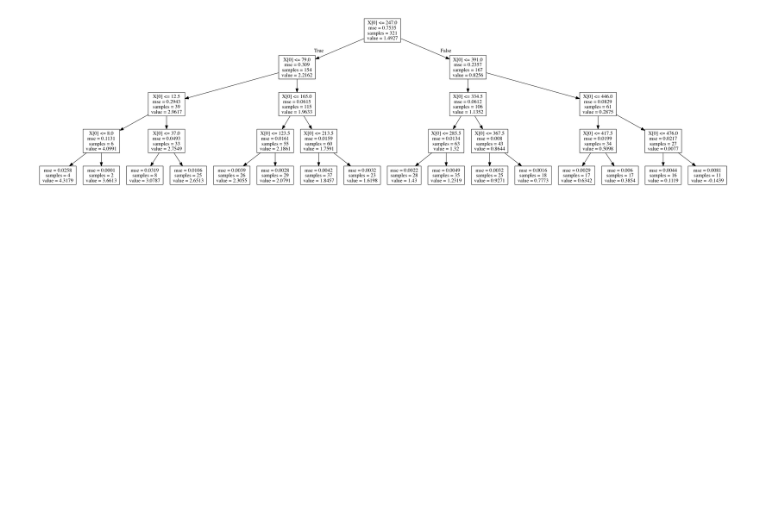
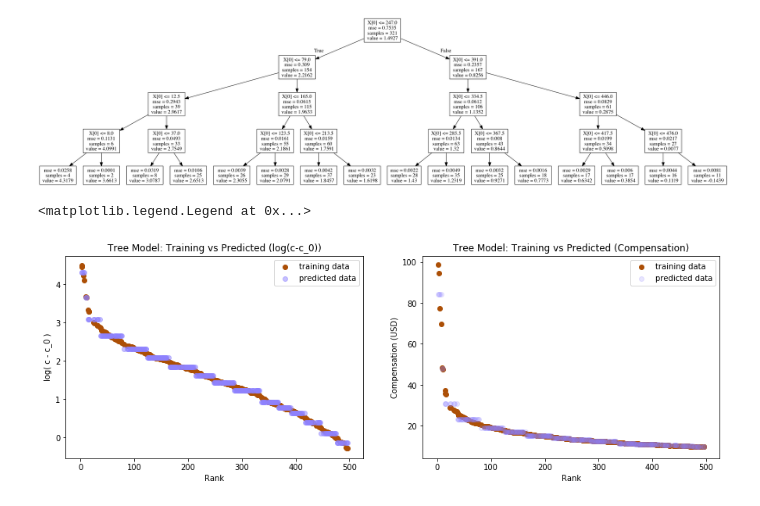
Before and after one commit to kaumaron/Data_Science, a Jupyter notebook: CEO_Compensation/CEO_Compensation.ipynb, the cells around one changed output. Drawn from its saved outputs; the diff is of its cells as text; code cells hidden in the pictures; blank space fills up the shorter version.

```diff
--- a/CEO_Compensation/CEO_Compensation.ipynb
+++ b/CEO_Compensation/CEO_Compensation.ipynb
@@ -580,3 +578,27 @@ graph = pydot.graph_from_dot_data(dot_data.getvalue())
 display.Image(graph.create_png())
 # %% [output]
 [figure]
+# %%
+fig = plt.figure(figsize=(15,4))
+plt.subplots_adjust(left=0.125, bottom=0.1, right=0.9, top=1.0, wspace=0.2, hspace=0.2)
+plt.subplot(1, 2, 1)
+plt.scatter(X_train.values.reshape(-1,1), y_train.values.reshape(-1,1), c='xkcd:cinnamon', label='training data')
+plt.scatter(X_train.values.reshape(-1,1), tree_model.predict(X_train.values.reshape(-1,1)),
+         c='xkcd:periwinkle', alpha=0.5, label='predicted data')
+plt.xlabel('Rank')
+plt.ylabel('log( c - c_0 )')
+plt.title('Tree Model: Training vs Predicted (log(c-c_0))')
+plt.legend(loc='upper right')
+
+plt.subplot(1, 2, 2)
+plt.scatter(X_train.values.reshape(-1,1), np.exp(y_train.values.reshape(-1,1))+base,
+            c='xkcd:cinnamon', label='training data')
+plt.scatter(X_train.values.reshape(-1,1), np.exp(tree_model.predict(X_train.values.reshape(-1,1)))+base,
+         c='xkcd:periwinkle', alpha=0.2, label='predicted data')
+plt.xlabel('Rank')
+plt.ylabel('Compensation (USD)')
+plt.title('Tree Model: Training vs Predicted (Compensation)')
+plt.legend(loc='upper right')
+# %% [output]
+<matplotlib.legend.Legend at 0x...>
+[figure, added]
```
Also changed, not shown: parts of 7 cells of this notebook.
